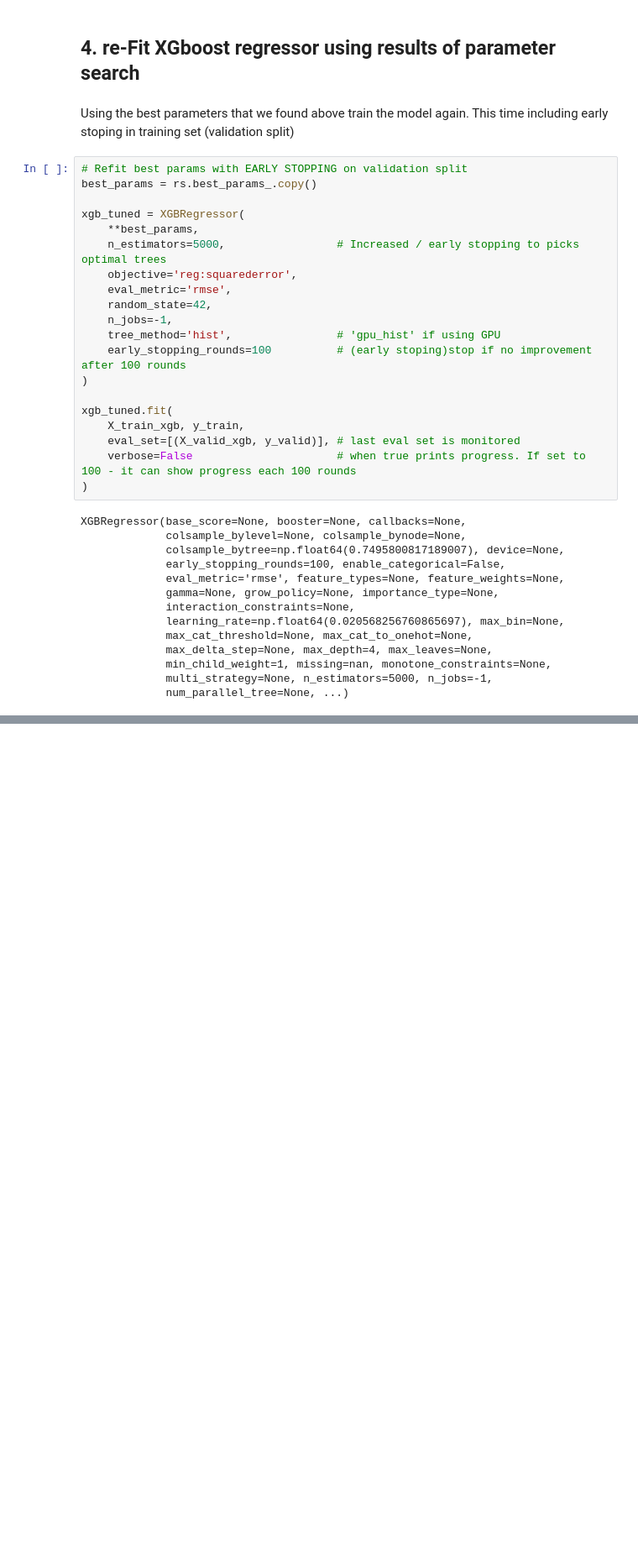
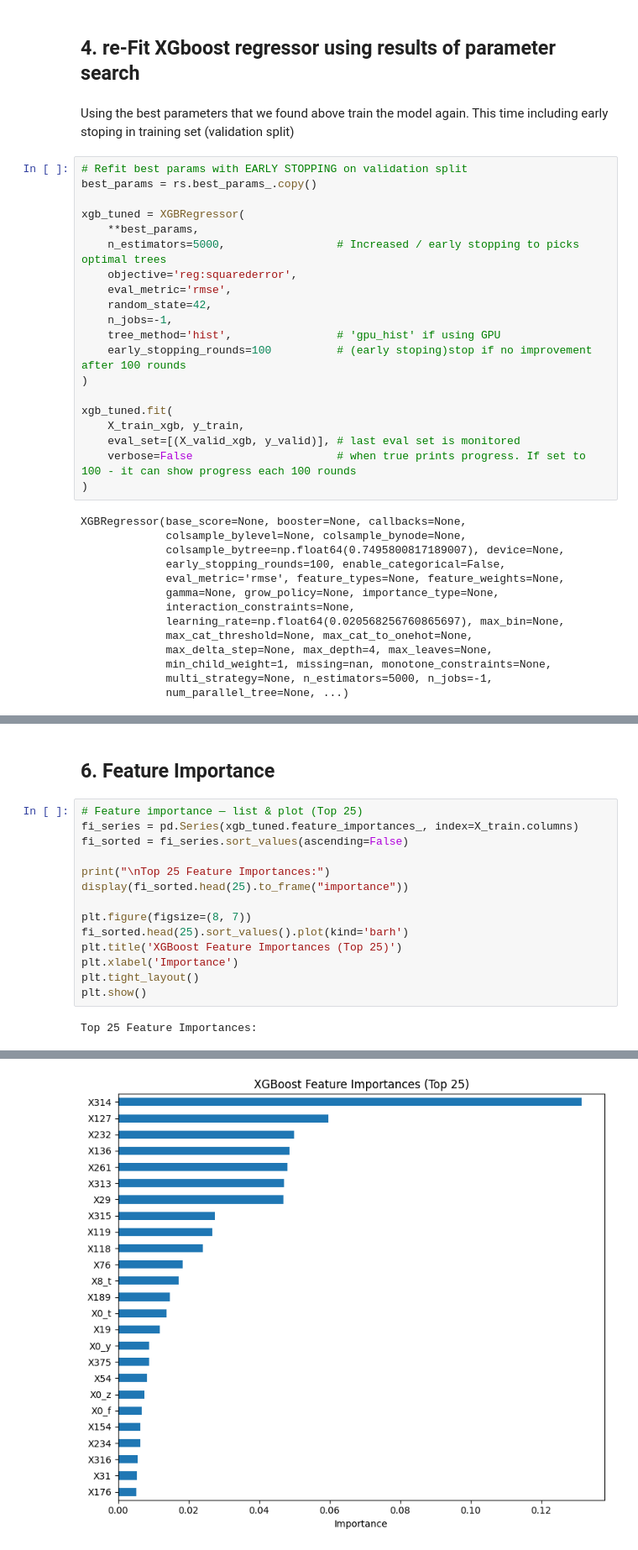
Before and after one commit to vaneyepes/mercedes, a Jupyter notebook: XGboost.ipynb, the cells around one changed output, grey strips where cells are left out. Shown at 84% size. Drawn from its saved outputs; the diff is of its cells as text; blank space fills up the shorter version.

```diff
--- a/XGboost_trial.ipynb
+++ b/XGboost.ipynb
@@ -244,3 +242,21 @@ print(f"RMSE: {rmse:.3f} | MAE: {mae:.3f} | R²: {r2:.3f}")
 XGBoost — Tuned + Early Stopping (Validation)
 Best trees: 126
 RMSE: 7.984 | MAE: 5.312 | R²: 0.590
+# %% [markdown]
+## 6. Feature Importance
+# %%
+# Feature importance — list & plot (Top 25)
+fi_series = pd.Series(xgb_tuned.feature_importances_, index=X_train.columns)
+fi_sorted = fi_series.sort_values(ascending=False)
+
+print("\nTop 25 Feature Importances:")
+display(fi_sorted.head(25).to_frame("importance"))
+
+plt.figure(figsize=(8, 7))
+fi_sorted.head(25).sort_values().plot(kind='barh')
+plt.title('XGBoost Feature Importances (Top 25)')
+plt.xlabel('Importance')
+plt.tight_layout()
+plt.show()
+# %% [output]
+Top 25 Feature Importances:
@@ -246,0 +280 @@ RMSE: 7.984 | MAE: 5.312 | R²: 0.590
+[figure, added]
```
Also changed, not shown: parts of 3 cells of this notebook.
